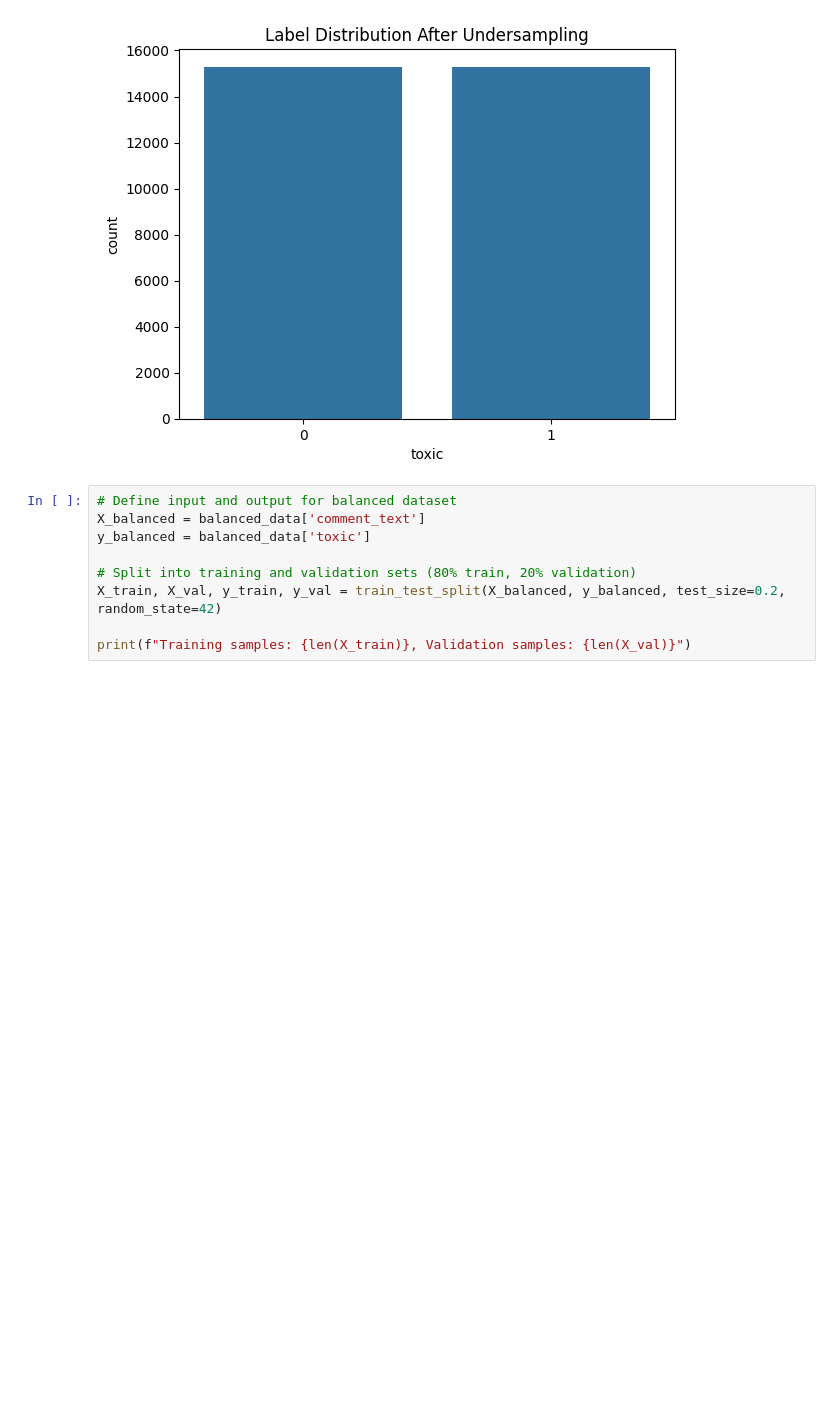
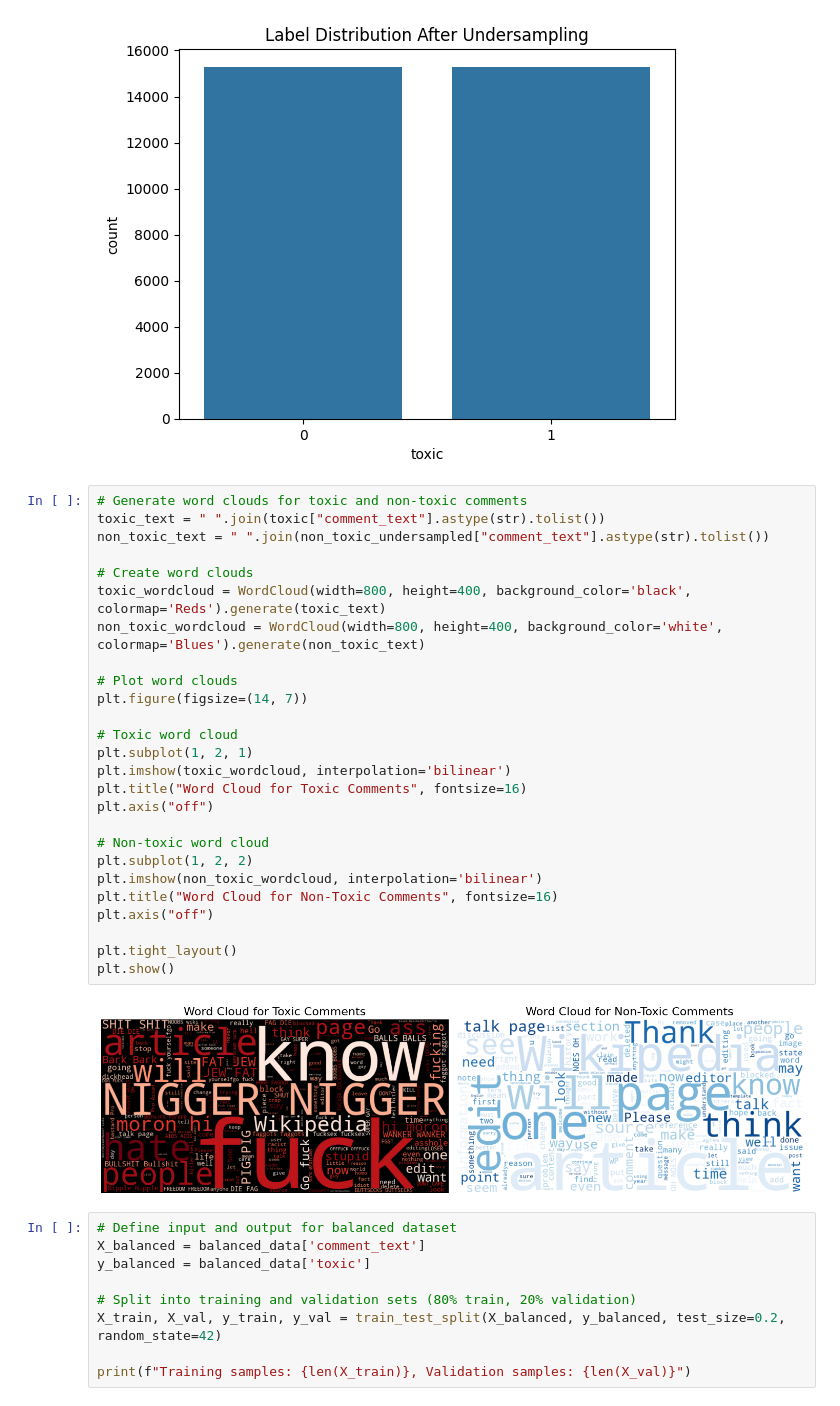
Before and after one commit to marthakatharina/ML-toxic-comments, a Jupyter notebook: Toxic comments/Toxic_Label_NLP_Project.ipynb, the cells around one changed output. Cells and saved outputs as stored; diff of their text form; blank space fills up the shorter version.

Commit message:
world cloud for toxic and non-toxic comments added

```diff
--- a/Toxic comments/Toxic_Label_NLP_Project.ipynb
+++ b/Toxic comments/Toxic_Label_NLP_Project.ipynb
@@ -228,6 +228,34 @@ plt.show()
 Before undersampling: Non-toxic = 144277, Toxic = 15294
 After undersampling: Non-toxic = 15294, Toxic = 15294
 [figure]
+# %%
+# Generate word clouds for toxic and non-toxic comments
+toxic_text = " ".join(toxic["comment_text"].astype(str).tolist())
+non_toxic_text = " ".join(non_toxic_undersampled["comment_text"].astype(str).tolist())
+
+# Create word clouds
+toxic_wordcloud = WordCloud(width=800, height=400, background_color='black', colormap='Reds').generate(toxic_text)
+non_toxic_wordcloud = WordCloud(width=800, height=400, background_color='white', colormap='Blues').generate(non_toxic_text)
+
+# Plot word clouds
+plt.figure(figsize=(14, 7))
+
+# Toxic word cloud
+plt.subplot(1, 2, 1)
+plt.imshow(toxic_wordcloud, interpolation='bilinear')
+plt.title("Word Cloud for Toxic Comments", fontsize=16)
+plt.axis("off")
+
+# Non-toxic word cloud
+plt.subplot(1, 2, 2)
+plt.imshow(non_toxic_wordcloud, interpolation='bilinear')
+plt.title("Word Cloud for Non-Toxic Comments", fontsize=16)
+plt.axis("off")
+
+plt.tight_layout()
+plt.show()
+# %% [output]
+[figure, added]
 # %%
 # Define input and output for balanced dataset
 X_balanced = balanced_data['comment_text']
```
